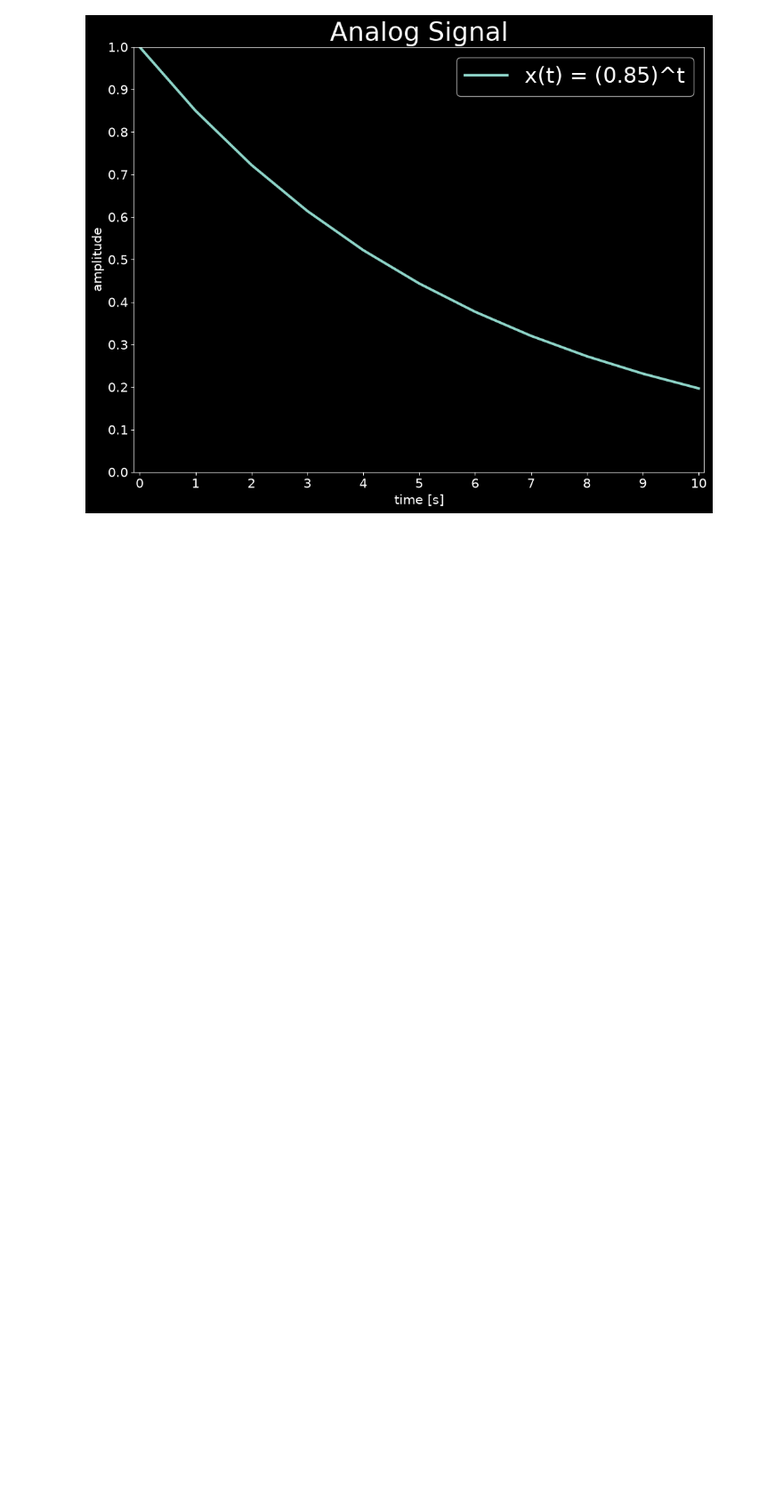
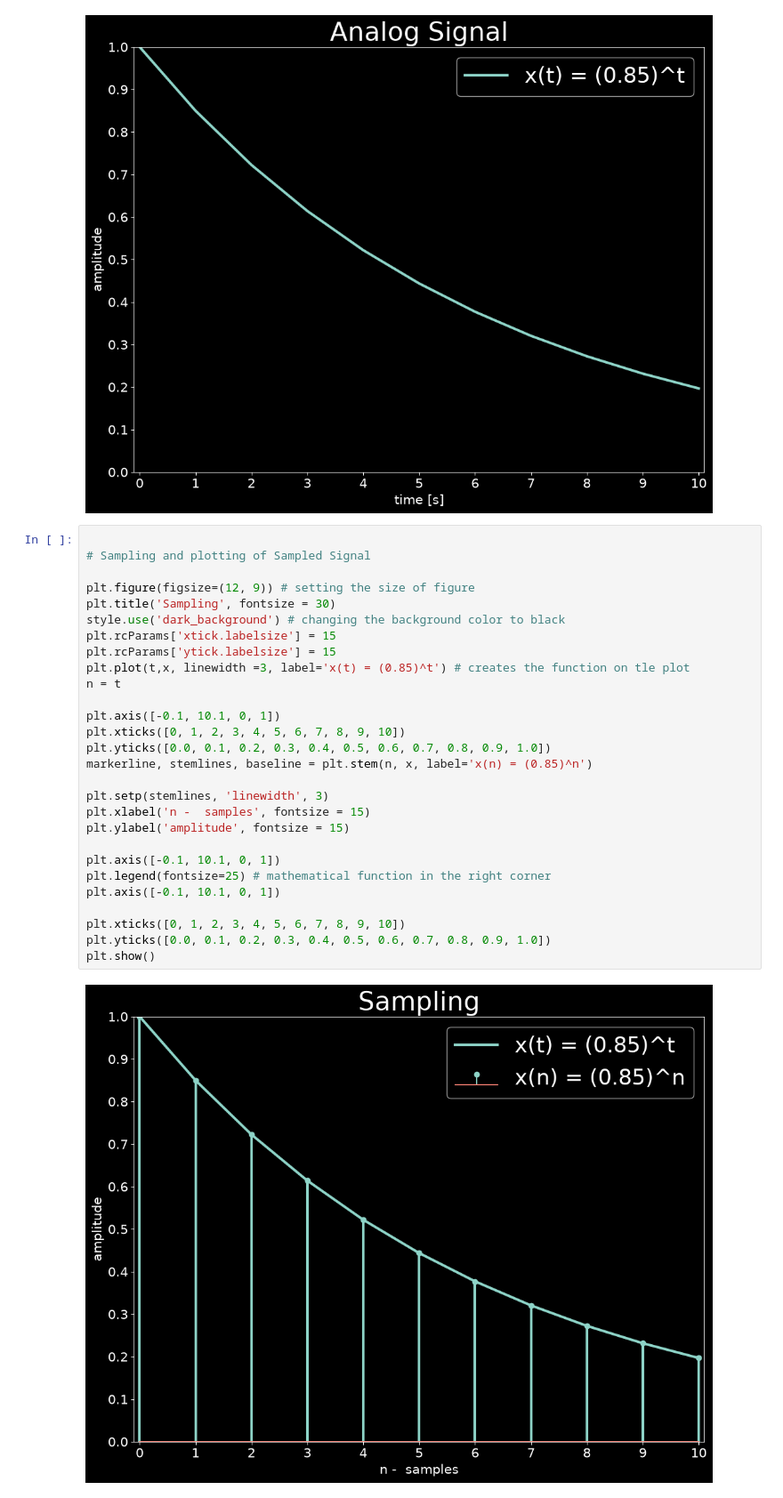
Before and after one commit to pavlovskakristina/SignalAndImageProcessing, a Jupyter notebook: Fundamentals_SignalProcessing/ADConversion.ipynb, the cells around one changed output. Shown at 89% size. Drawn from its saved outputs; the diff is of its cells as text; blank space fills up the shorter version.

```diff
--- a/Fundamentals_SignalProcessing/ADConversion.ipynb
+++ b/Fundamentals_SignalProcessing/ADConversion.ipynb
@@ -25,3 +25,33 @@ plt.yticks([0.0, 0.1, 0.2, 0.3, 0.4, 0.5, 0.6, 0.7, 0.8, 0.9, 1.0])
 plt.show()
 # %% [output]
 [figure]
+# %%
+
+# Sampling and plotting of Sampled Signal
+
+plt.figure(figsize=(12, 9)) # setting the size of figure
+plt.title('Sampling', fontsize = 30)
+style.use('dark_background') # changing the background color to black
+plt.rcParams['xtick.labelsize'] = 15
+plt.rcParams['ytick.labelsize'] = 15
+plt.plot(t,x, linewidth =3, label='x(t) = (0.85)^t') # creates the function on tle plot
+n = t
+
+plt.axis([-0.1, 10.1, 0, 1])
+plt.xticks([0, 1, 2, 3, 4, 5, 6, 7, 8, 9, 10])
+plt.yticks([0.0, 0.1, 0.2, 0.3, 0.4, 0.5, 0.6, 0.7, 0.8, 0.9, 1.0])
+markerline, stemlines, baseline = plt.stem(n, x, label='x(n) = (0.85)^n')
+
+plt.setp(stemlines, 'linewidth', 3)
+plt.xlabel('n -  samples', fontsize = 15)
+plt.ylabel('amplitude', fontsize = 15)
+
+plt.axis([-0.1, 10.1, 0, 1])
+plt.legend(fontsize=25) # mathematical function in the right corner
+plt.axis([-0.1, 10.1, 0, 1])
+
+plt.xticks([0, 1, 2, 3, 4, 5, 6, 7, 8, 9, 10])
+plt.yticks([0.0, 0.1, 0.2, 0.3, 0.4, 0.5, 0.6, 0.7, 0.8, 0.9, 1.0])
+plt.show()
+# %% [output]
+[figure, added]
```
Also changed, not shown: 1 other file.
